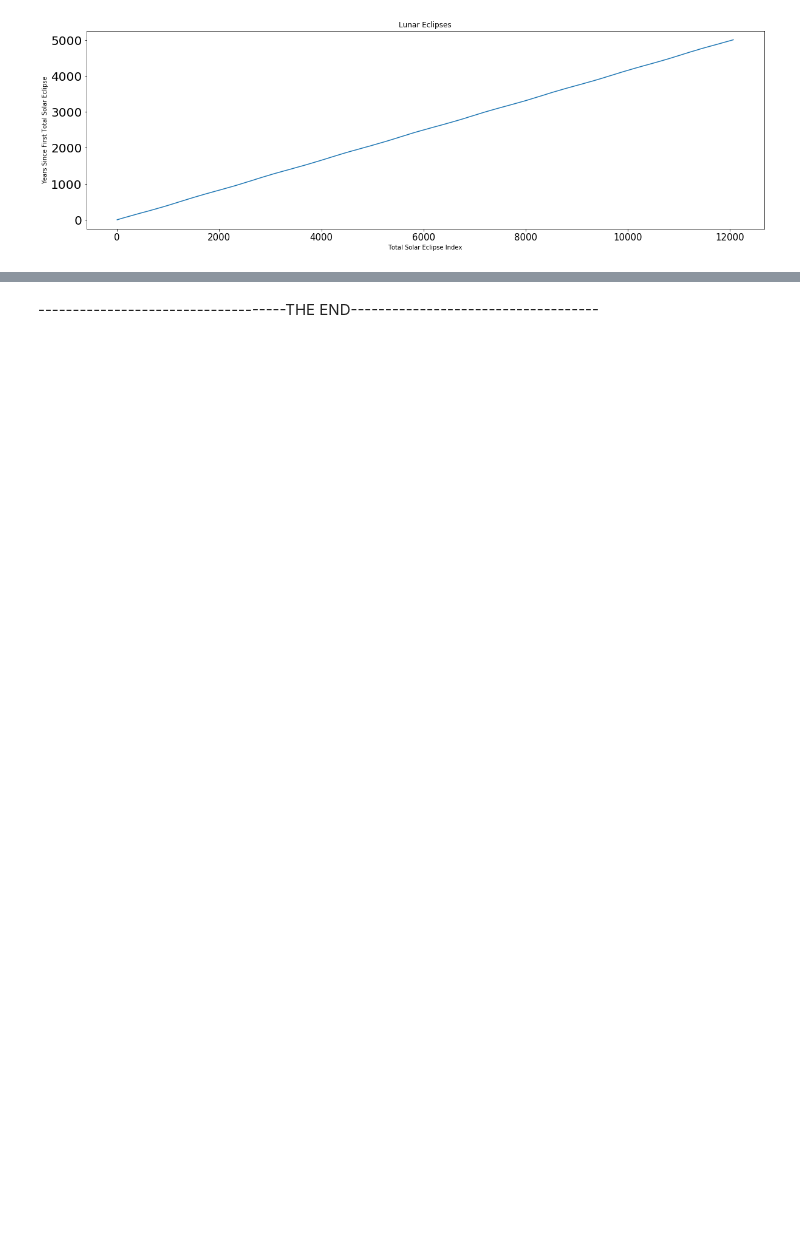
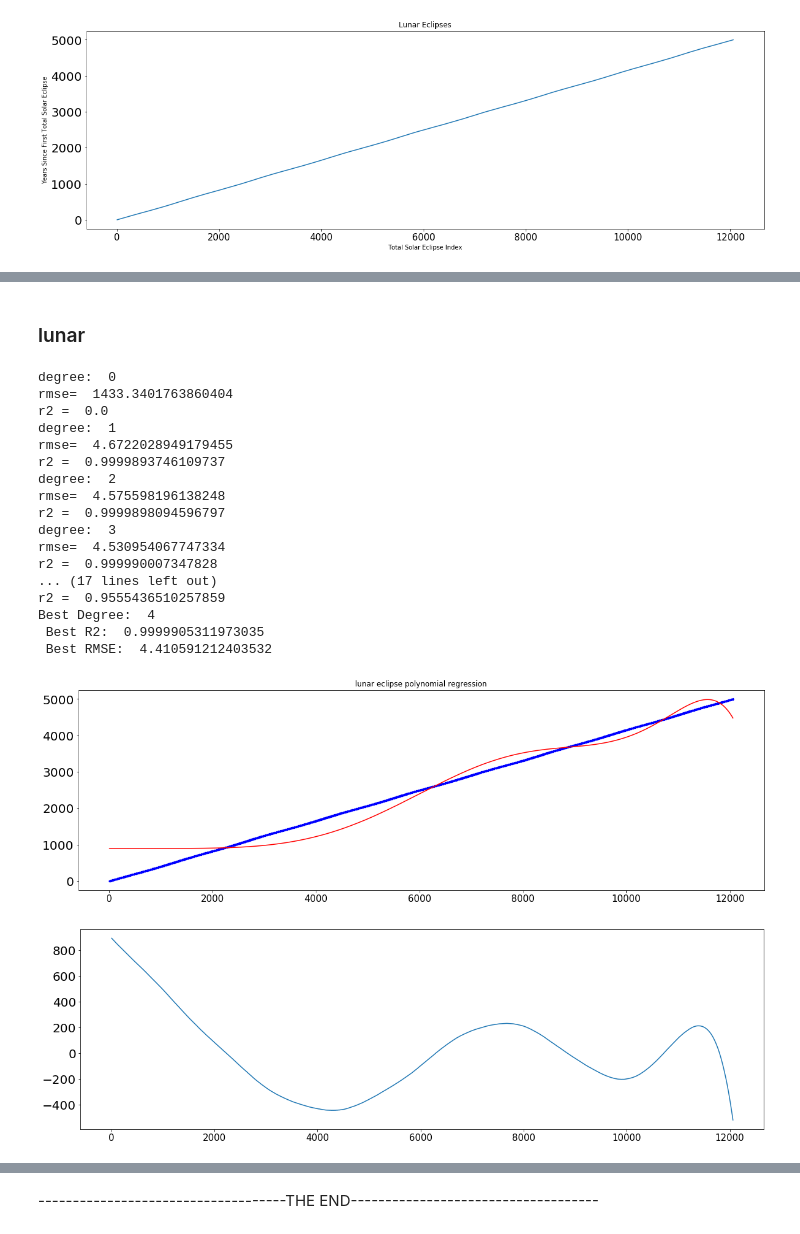
Before and after one commit to rachelraikar/Capstone1-Eclipses, a Jupyter notebook: Solar-and-Lunar-Eclipse-Capstone.ipynb, the cells around one changed output, grey strips where cells are left out. Cells and saved outputs as stored; diff of their text form; code cells hidden in the pictures; blank space fills up the shorter version.

```diff
--- a/Solar-and-Lunar-Eclipse-Capstone.ipynb
+++ b/Solar-and-Lunar-Eclipse-Capstone.ipynb
@@ -814,0 +887,72 @@ MSE:  11.85271335914239
+# %% [markdown]
+### lunar
+# %%
+#poly regression- lunar
+
+# transforming the data to include another axis
+x_lunar_polyreg, y_lunar_polyreg = get_linreg_format(total_lunar)
+x_lunar_polyreg = x_lunar_polyreg[:, np.newaxis]
+y_lunar_polyreg = y_lunar_polyreg[:, np.newaxis]
+
+for deg in range(10):
+    polynomial_features= PolynomialFeatures(degree=deg)
+    x_poly = polynomial_features.fit_transform(x_lunar_polyreg)
+
+    model = LinearRegression()
+    model.fit(x_poly, y_lunar_polyreg)
+    y_poly_pred = model.predict(x_poly)
+
+    rmse = np.sqrt(mean_squared_error(y_lunar_polyreg,y_poly_pred))
+    r2 = r2_score(y_lunar_polyreg,y_poly_pred)
+    print('degree: ', deg)
+    print('rmse= ',rmse)
+    print('r2 = ',r2)
+
+    if r2 > best_r2:
+        best_r2 = r2
+        best_rmse = rmse
+        best_deg = deg
+
+print('Best Degree: ', best_deg, '\n', 'Best R2: ', best_r2, '\n', 'Best RMSE: ', best_rmse)
+polynomial_features= PolynomialFeatures(degree=best_deg)
+_poly = polynomial_features.fit_transform(x_lunar_polyreg)
+
+model = LinearRegression()
+model.fit(x_poly, y_lunar_polyreg)
+y_poly_pred = model.predict(x_poly)
+
+plt.scatter(x_lunar_polyreg, y_lunar_polyreg, s=5,color='blue')
+# sort the values of x before line plot
+sort_axis = operator.itemgetter(0)
+sorted_zip = sorted(zip(x_lunar_polyreg,y_poly_pred), key=sort_axis)
+x_lunar_polyreg, y_poly_pred = zip(*sorted_zip)
+plt.plot(x_lunar_polyreg, y_poly_pred, color='red')
+plt.title('lunar eclipse polynomial regression')
+plt.show()
+
+#compute difference between predicted and actual
+y_diff_lunar_poly = y_poly_pred - y_lunar_polyreg
+
+
+#plots differnce between predicted and actual
+_ = plt.plot(x_lunar_polyreg, y_diff_lunar_poly)
+# %% [output]
+degree:  0
+rmse=  1433.3401763860404
+r2 =  0.0
+degree:  1
+rmse=  4.6722028949179455
+r2 =  0.9999893746109737
+degree:  2
+rmse=  4.575598196138248
+r2 =  0.9999898094596797
+degree:  3
+rmse=  4.530954067747334
+r2 =  0.999990007347828
+... (17 lines left out)
+r2 =  0.9555436510257859
+Best Degree:  4
+ Best R2:  0.9999905311973035
+ Best RMSE:  4.410591212403532
+[figure, added]
+[figure, added]
```
Also changed, not shown: parts of 35 cells of this notebook.
